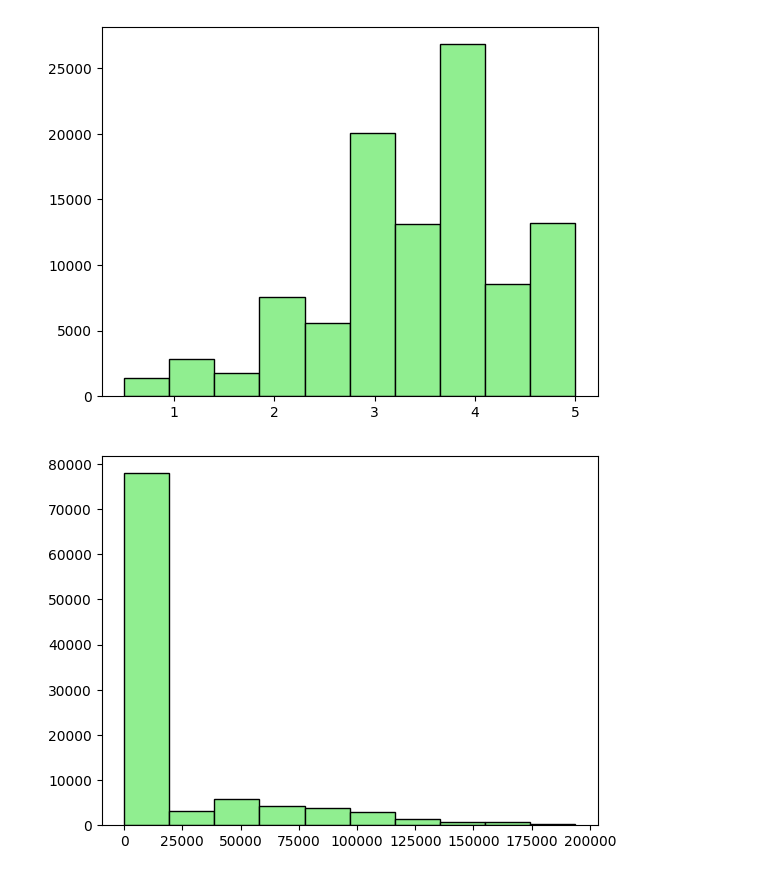
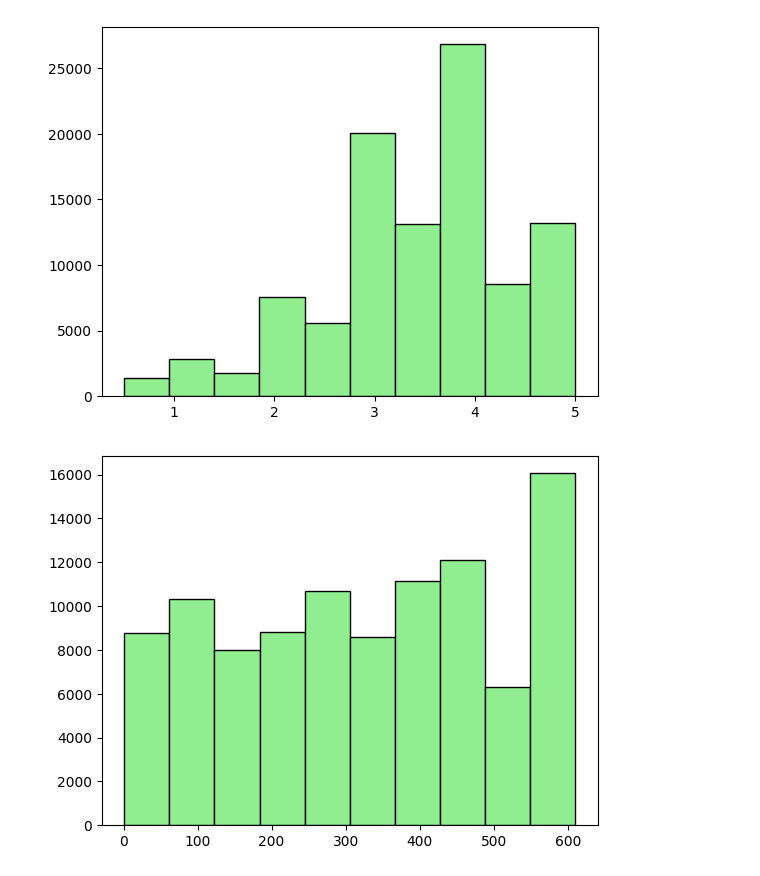
Before and after one commit to anudwigna/recsys_project, a Jupyter notebook: main.ipynb, the cells around one changed output. Saved outputs shown, nothing was run; the diff lists cells and outputs as text; code cells hidden in the pictures.

```diff
--- a/main.ipynb
+++ b/main.ipynb
@@ -121,7 +121,7 @@ plt.show()
 # %% [output]
 [figure]
 # %%
-plt.hist(ratings_df['movieId'], color='lightgreen', ec='black')
+plt.hist(ratings_df['userId'], color='lightgreen', ec='black')
 plt.show()
 # %% [output]
-[figure, old version]
+[figure, new version]
```
